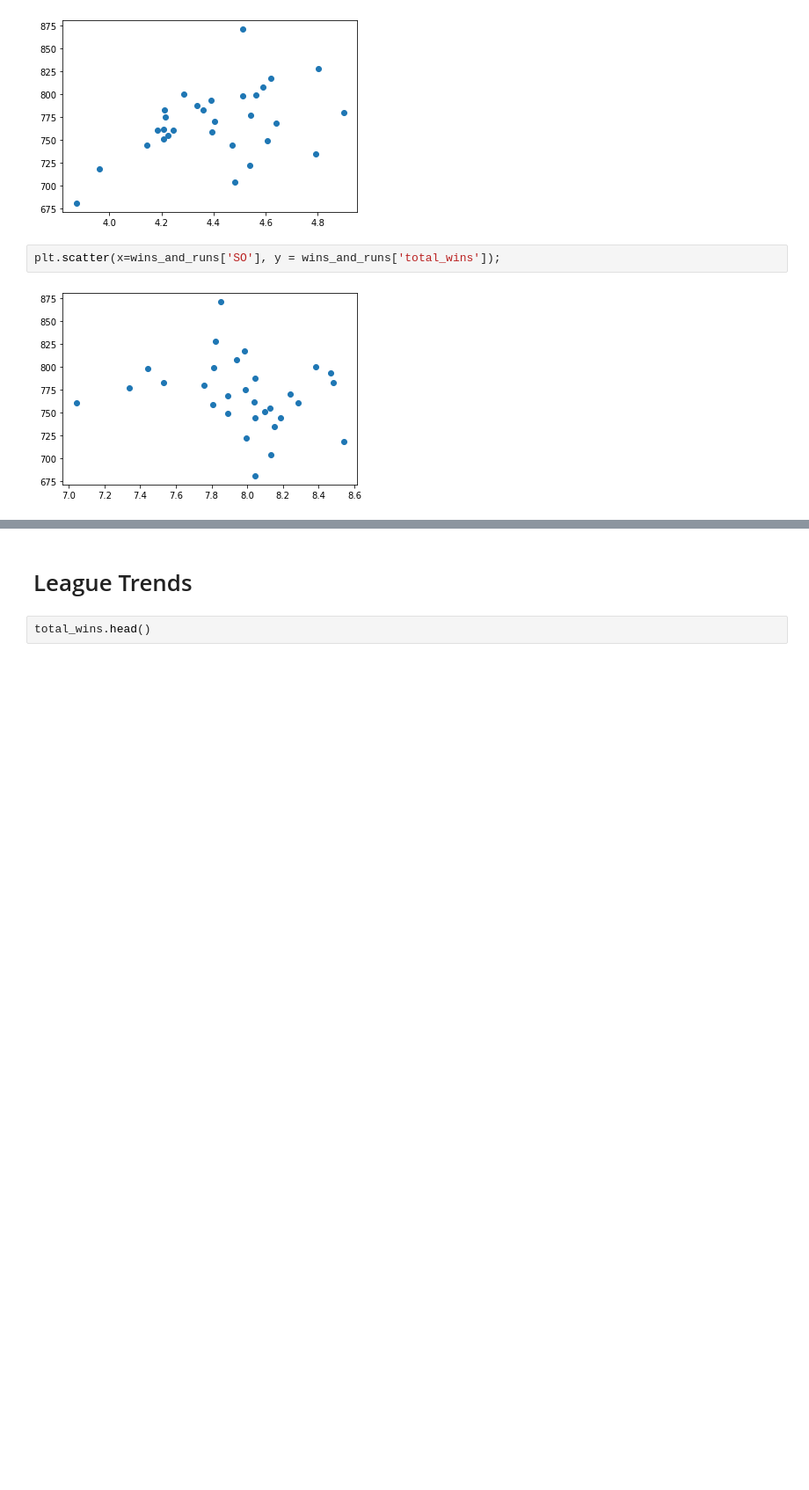
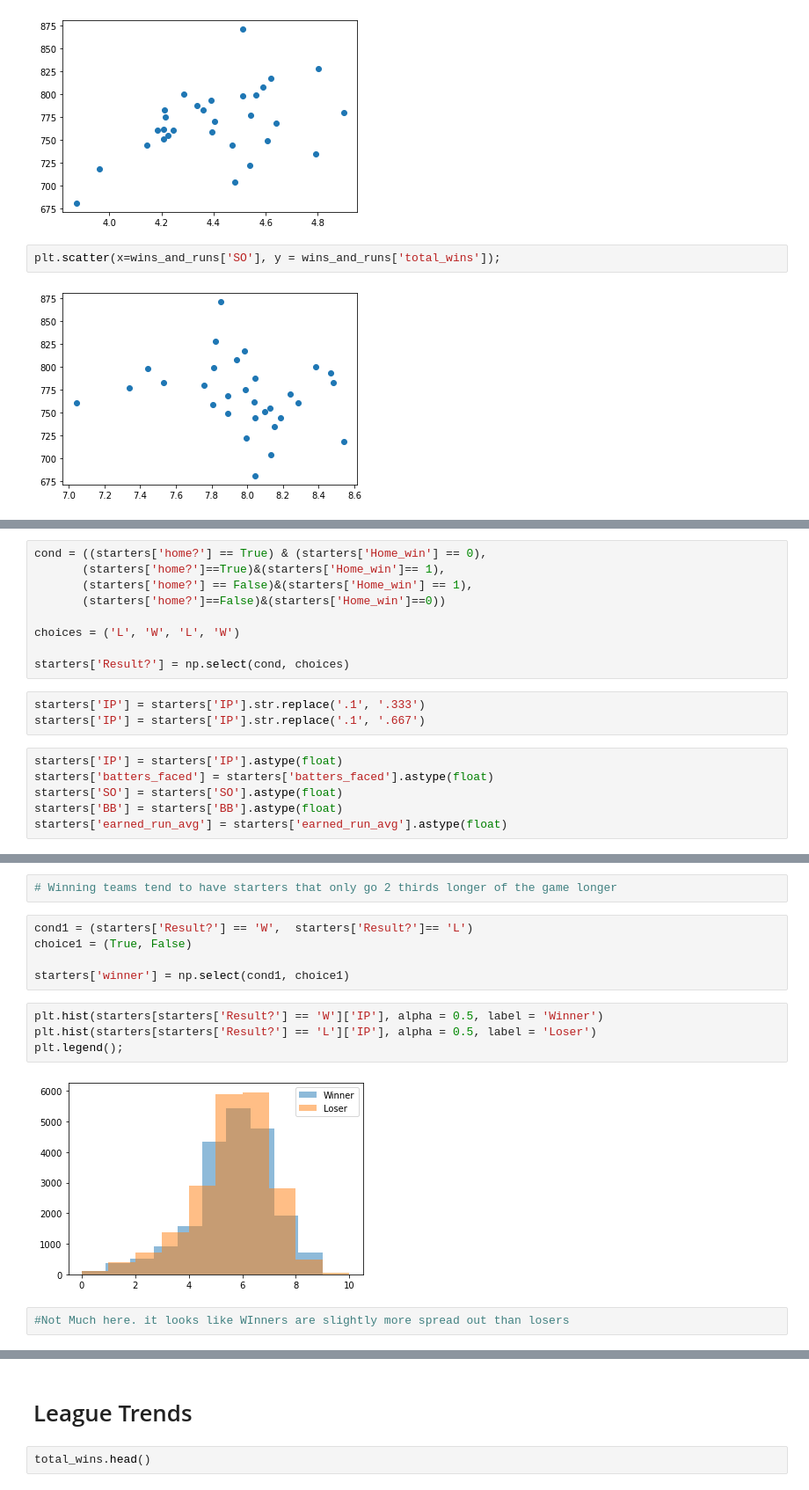
Before and after one commit to jacob-parks98/MLB_predictions, a Jupyter notebook: EDA.ipynb, the cells around one changed output, grey strips where cells are left out. Shown at 88% size. Saved outputs shown, nothing was run; the diff lists cells and outputs as text; blank space fills up the shorter version.

```diff
--- a/EDA.ipynb
+++ b/EDA.ipynb
@@ -269,0 +311,18 @@ plt.scatter(x=wins_and_runs['SO'], y = wins_and_runs['total_wins']);
+# %%
+cond = ((starters['home?'] == True) & (starters['Home_win'] == 0),
+       (starters['home?']==True)&(starters['Home_win']== 1),
+       (starters['home?'] == False)&(starters['Home_win'] == 1),
+       (starters['home?']==False)&(starters['Home_win']==0))
+
+choices = ('L', 'W', 'L', 'W')
+
+starters['Result?'] = np.select(cond, choices)
+# %%
+starters['IP'] = starters['IP'].str.replace('.1', '.333')
+starters['IP'] = starters['IP'].str.replace('.1', '.667')
+# %%
+starters['IP'] = starters['IP'].astype(float)
+starters['batters_faced'] = starters['batters_faced'].astype(float)
+starters['SO'] = starters['SO'].astype(float)
+starters['BB'] = starters['BB'].astype(float)
+starters['earned_run_avg'] = starters['earned_run_avg'].astype(float)
@@ -269,0 +352,15 @@ plt.scatter(x=wins_and_runs['SO'], y = wins_and_runs['total_wins']);
+# %%
+# Winning teams tend to have starters that only go 2 thirds longer of the game longer
+# %%
+cond1 = (starters['Result?'] == 'W',  starters['Result?']== 'L')
+choice1 = (True, False)
+
+starters['winner'] = np.select(cond1, choice1)
+# %%
+plt.hist(starters[starters['Result?'] == 'W']['IP'], alpha = 0.5, label = 'Winner')
+plt.hist(starters[starters['Result?'] == 'L']['IP'], alpha = 0.5, label = 'Loser')
+plt.legend();
+# %% [output]
+[figure, added]
+# %%
+#Not Much here. it looks like WInners are slightly more spread out than losers
```
Also changed, not shown: parts of 21 cells of this notebook.
